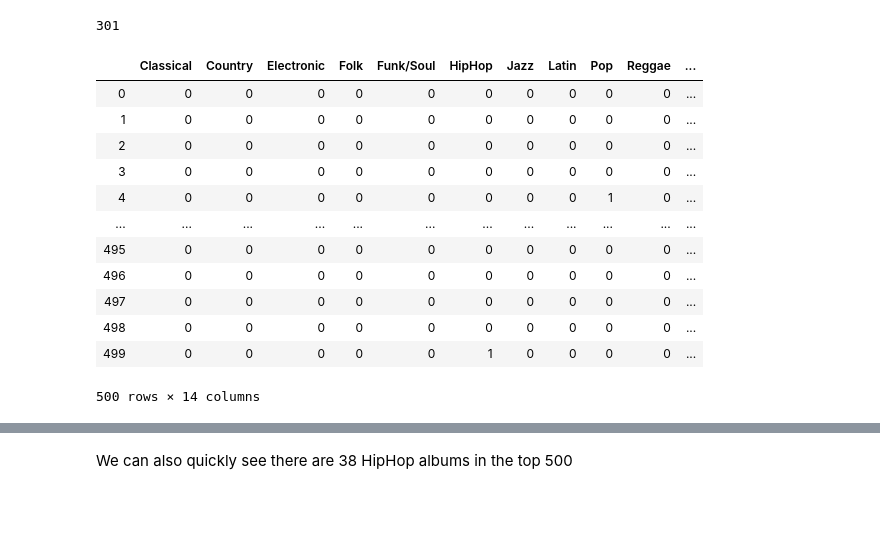
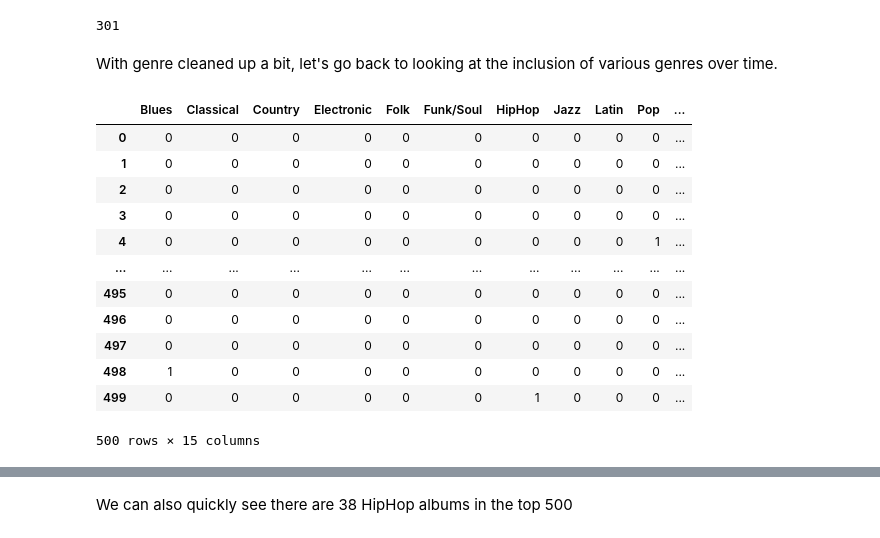
Before and after one commit to RobNewt/Data-Analysis, a Jupyter notebook: Rolling Stone's Top 500 (EDA).ipynb, the cells around one changed output, grey strips where cells are left out. Drawn from its saved outputs; the diff is of its cells as text; code cells hidden in the pictures; blank space fills up the shorter version.

```diff
--- a/Rolling Stone's Top 500 (EDA).ipynb
+++ b/Rolling Stone's Top 500 (EDA).ipynb
@@ -189,24 +196,26 @@ big_df[:8]
 len(df[df['Year']<1980])
 # %% [output]
 301
+# %% [markdown]
+With genre cleaned up a bit, let's go back to looking at the inclusion of various genres over time.
 # %%
-test_df = pd.get_dummies(big_df['genre'],drop_first=True)
+test_df = pd.get_dummies(big_df['genre'])
 test_df = test_df.sum(level=[0])
 test_df
 # %% [output]
-|  | Classical | Country | Electronic | Folk | Funk/Soul | HipHop | Jazz | Latin | Pop | Reggae | ... |
+|  | Blues | Classical | Country | Electronic | Folk | Funk/Soul | HipHop | Jazz | Latin | Pop | ... |
 | 0 | 0 | 0 | 0 | 0 | 0 | 0 | 0 | 0 | 0 | 0 | ... |
 | 1 | 0 | 0 | 0 | 0 | 0 | 0 | 0 | 0 | 0 | 0 | ... |
 | 2 | 0 | 0 | 0 | 0 | 0 | 0 | 0 | 0 | 0 | 0 | ... |
 | 3 | 0 | 0 | 0 | 0 | 0 | 0 | 0 | 0 | 0 | 0 | ... |
-| 4 | 0 | 0 | 0 | 0 | 0 | 0 | 0 | 0 | 1 | 0 | ... |
+| 4 | 0 | 0 | 0 | 0 | 0 | 0 | 0 | 0 | 0 | 1 | ... |
 | ... | ... | ... | ... | ... | ... | ... | ... | ... | ... | ... | ... |
 | 495 | 0 | 0 | 0 | 0 | 0 | 0 | 0 | 0 | 0 | 0 | ... |
 | 496 | 0 | 0 | 0 | 0 | 0 | 0 | 0 | 0 | 0 | 0 | ... |
 | 497 | 0 | 0 | 0 | 0 | 0 | 0 | 0 | 0 | 0 | 0 | ... |
-| 498 | 0 | 0 | 0 | 0 | 0 | 0 | 0 | 0 | 0 | 0 | ... |
-| 499 | 0 | 0 | 0 | 0 | 0 | 1 | 0 | 0 | 0 | 0 | ... |
+| 498 | 1 | 0 | 0 | 0 | 0 | 0 | 0 | 0 | 0 | 0 | ... |
+| 499 | 0 | 0 | 0 | 0 | 0 | 0 | 1 | 0 | 0 | 0 | ... |
-500 rows × 14 columns
+500 rows × 15 columns
 # %%
 df = pd.concat([df, test_df], axis=1).reindex(df.index)
 # %%
```
Also changed, not shown: parts of 22 cells of this notebook.
